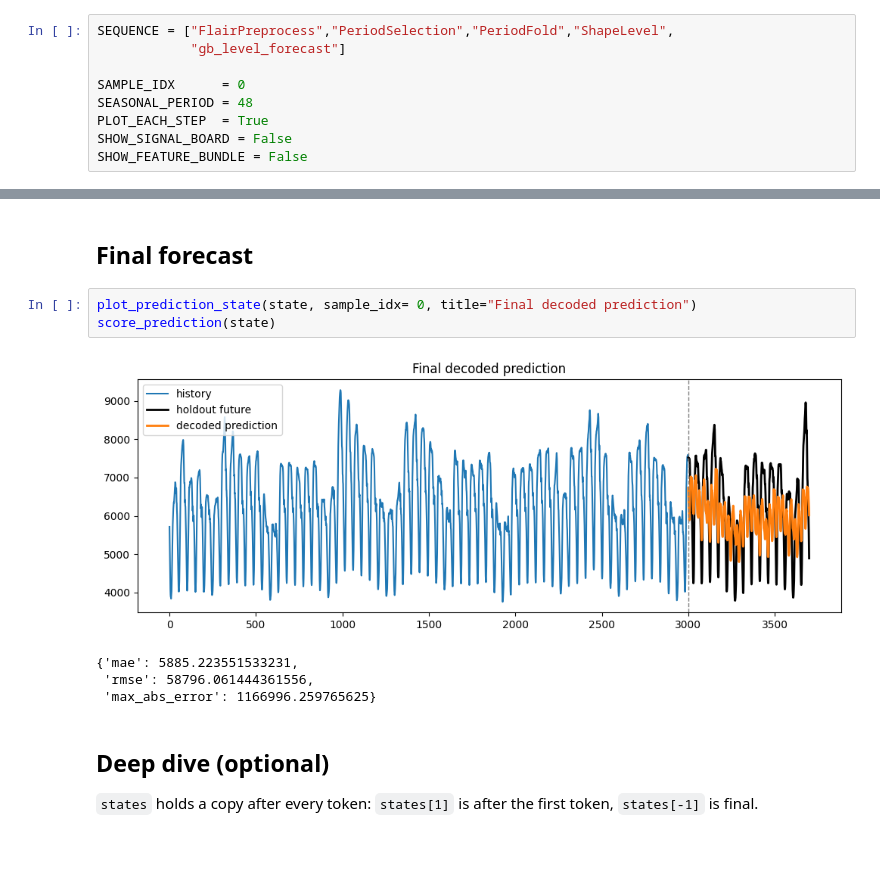
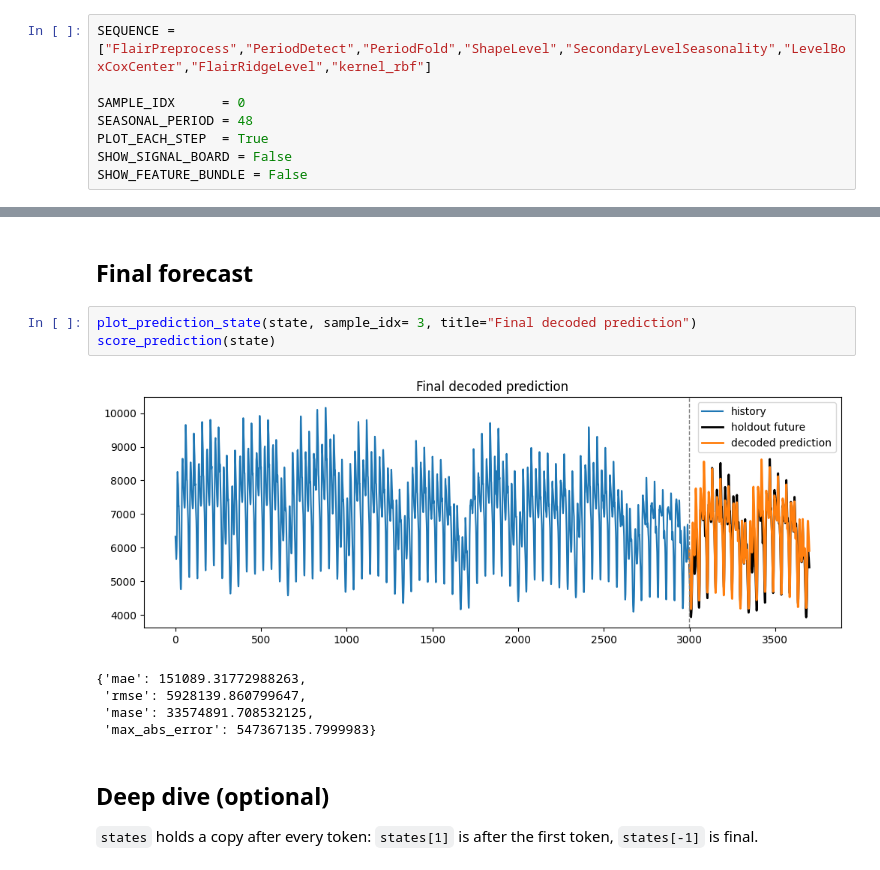
Before and after one commit to chahineNejm/graph_Time_series, a Jupyter notebook: examples/troubleshoot_token_sequences.ipynb, the cells around one changed output, grey strips where cells are left out. Saved outputs shown, nothing was run; the diff lists cells and outputs as text.

```diff
--- a/examples/troubleshoot_token_sequences.ipynb
+++ b/examples/troubleshoot_token_sequences.ipynb
@@ -346,8 +346,7 @@ plot_raw_data(H, F, sample_idx=0)
 9 FlairPreprocess → PeriodSelection → PeriodFold → ShapeLevel → gb_level_forecast #pb HERE , FIRST THE SECOND GP NEEDS TO BE THE SAME TOKENS WHERE AS THIS IS A WASTE? AND ALSO NOT SURE WHAT IS HAPPENING NTHE WHOL WAY?
 10 ZNormalization → FourierFeatures → rf_tabular → versatile_gb
 # %%
-SEQUENCE = ["FlairPreprocess","PeriodSelection","PeriodFold","ShapeLevel",
-            "gb_level_forecast"]
+SEQUENCE = ["FlairPreprocess","PeriodDetect","PeriodFold","ShapeLevel","SecondaryLevelSeasonality","LevelBoxCoxCenter","FlairRidgeLevel","kernel_rbf"]
 
 SAMPLE_IDX      = 0
 SEASONAL_PERIOD = 48
@@ -424,13 +428,14 @@ STEP 3  -  PeriodFold   [feature]
 # %% [markdown]
 ## Final forecast
 # %%
-plot_prediction_state(state, sample_idx= 0, title="Final decoded prediction")
+plot_prediction_state(state, sample_idx= 3, title="Final decoded prediction")
 score_prediction(state)
 # %% [output]
-[figure, old version]
+[figure, new version]
-{'mae': 5885.223551533231,
- 'rmse': 58796.061444361556,
- 'max_abs_error': 1166996.259765625}
+{'mae': 151089.31772988263,
+ 'rmse': 5928139.860799647,
+ 'mase': 33574891.708532125,
+ 'max_abs_error': 547367135.7999983}
 # %% [markdown]
 ## Deep dive (optional)
 
```
Also changed, not shown: parts of 5 cells of this notebook, 9 other files.
